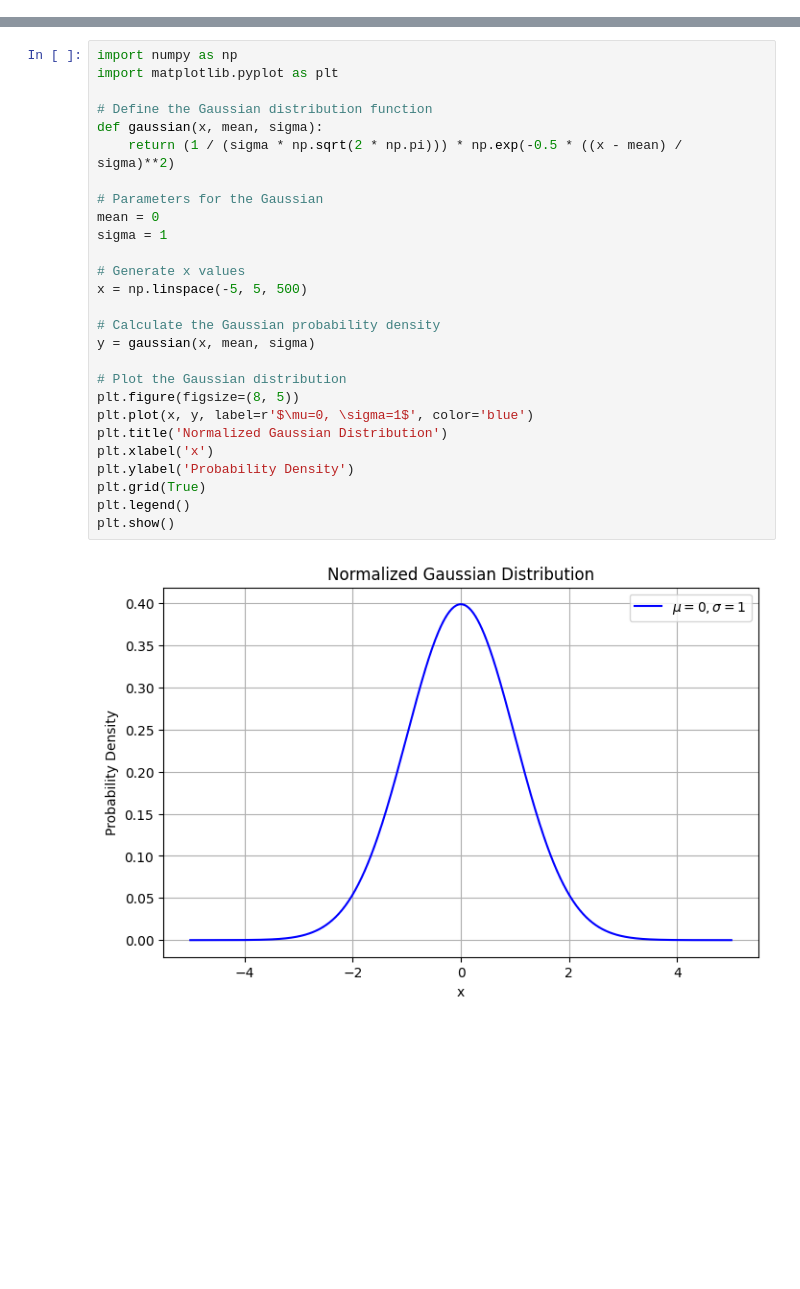
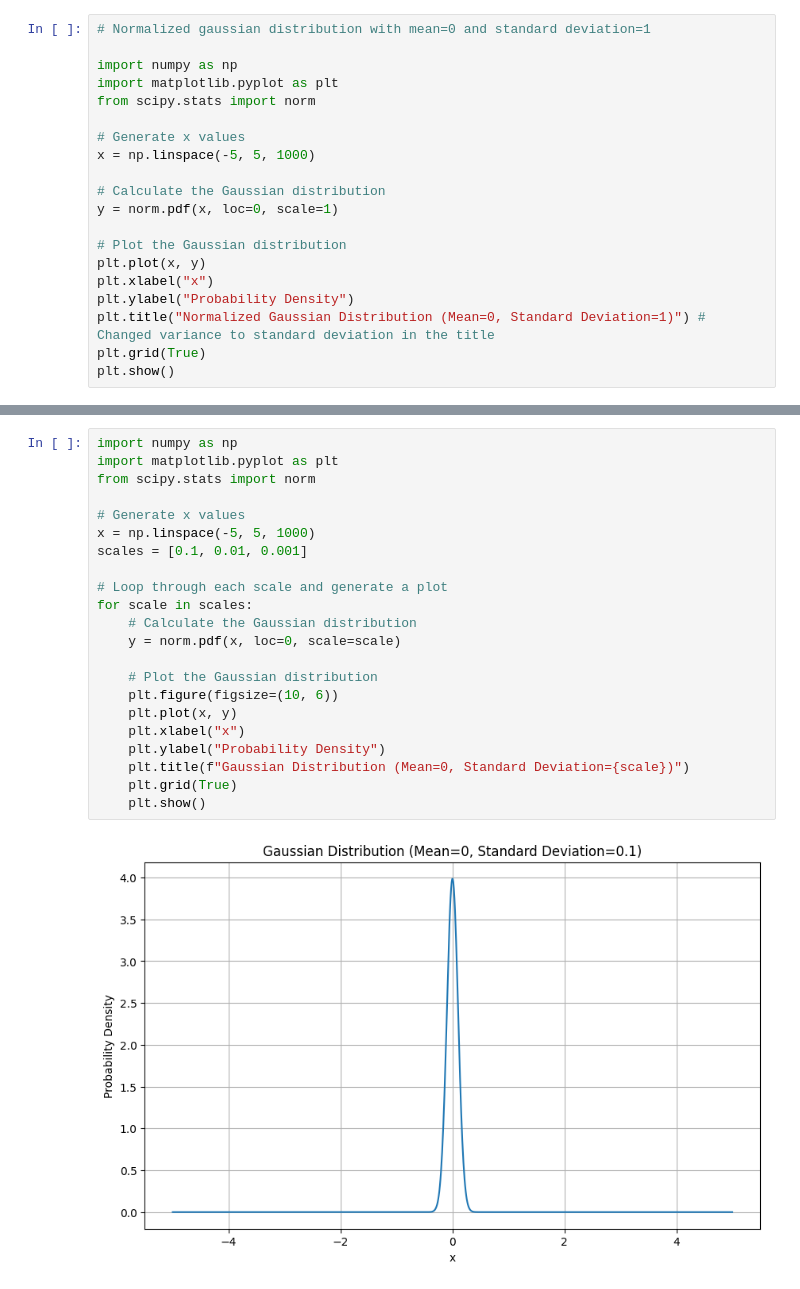
Before and after one commit to ImeCMR/statistical-thermodynamics, a Jupyter notebook: Homework_1/gaussian_dis.ipynb, the cells around one changed output, grey strips where cells are left out. Saved outputs shown, nothing was run; the diff lists cells and outputs as text; blank space fills up the shorter version.

Commit message:
get three plots

```diff
--- a/Homework_1/gaussian_dis.ipynb
+++ b/Homework_1/gaussian_dis.ipynb
@@ -2,0 +3,20 @@ Normalized Gaussian Distribution centered at zero and with σ= 1
+# %%
+# Normalized gaussian distribution with mean=0 and standard deviation=1
+
+import numpy as np
+import matplotlib.pyplot as plt
+from scipy.stats import norm
+
+# Generate x values
+x = np.linspace(-5, 5, 1000)
+
+# Calculate the Gaussian distribution
+y = norm.pdf(x, loc=0, scale=1)
+
+# Plot the Gaussian distribution
+plt.plot(x, y)
+plt.xlabel("x")
+plt.ylabel("Probability Density")
+plt.title("Normalized Gaussian Distribution (Mean=0, Standard Deviation=1)") # Changed variance to standard deviation in the title
+plt.grid(True)
+plt.show()
@@ -3,29 +27,24 @@ Normalized Gaussian Distribution centered at zero and with σ= 1
 # %%
 import numpy as np
 import matplotlib.pyplot as plt
-
-# Define the Gaussian distribution function
-def gaussian(x, mean, sigma):
-    return (1 / (sigma * np.sqrt(2 * np.pi))) * np.exp(-0.5 * ((x - mean) / sigma)**2)
-
-# Parameters for the Gaussian
-mean = 0
-sigma = 1
+from scipy.stats import norm
 
 # Generate x values
-x = np.linspace(-5, 5, 500)
+x = np.linspace(-5, 5, 1000)
+scales = [0.1, 0.01, 0.001]
 
-# Calculate the Gaussian probability density
-y = gaussian(x, mean, sigma)
+# Loop through each scale and generate a plot
+for scale in scales:
+    # Calculate the Gaussian distribution
+    y = norm.pdf(x, loc=0, scale=scale)
 
-# Plot the Gaussian distribution
-plt.figure(figsize=(8, 5))
-plt.plot(x, y, label=r'$\mu=0, \sigma=1$', color='blue')
-plt.title('Normalized Gaussian Distribution')
-plt.xlabel('x')
-plt.ylabel('Probability Density')
-plt.grid(True)
-plt.legend()
-plt.show()
+    # Plot the Gaussian distribution
+    plt.figure(figsize=(10, 6))
+    plt.plot(x, y)
+    plt.xlabel("x")
+    plt.ylabel("Probability Density")
+    plt.title(f"Gaussian Distribution (Mean=0, Standard Deviation={scale})")
+    plt.grid(True)
+    plt.show()
 # %% [output]
-[figure, old version]
+[figure, new version]
```
Also changed, not shown: parts of 6 cells of this notebook.
